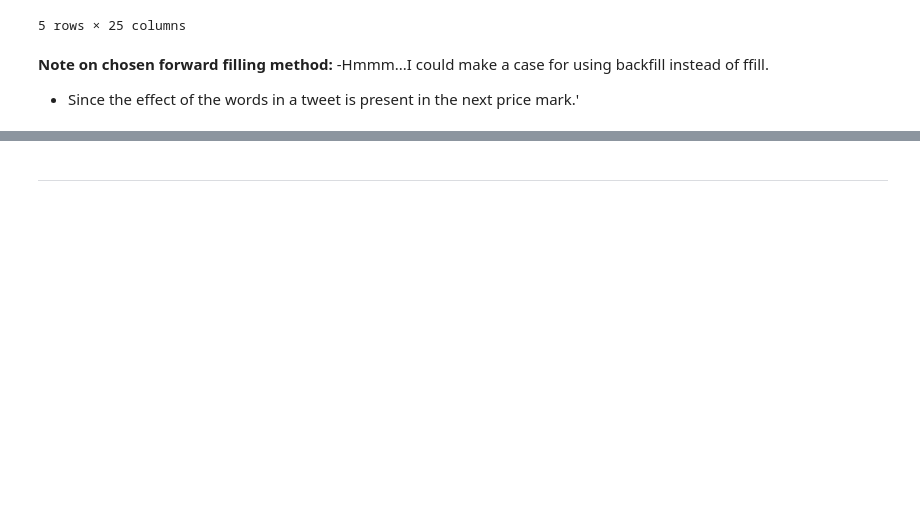
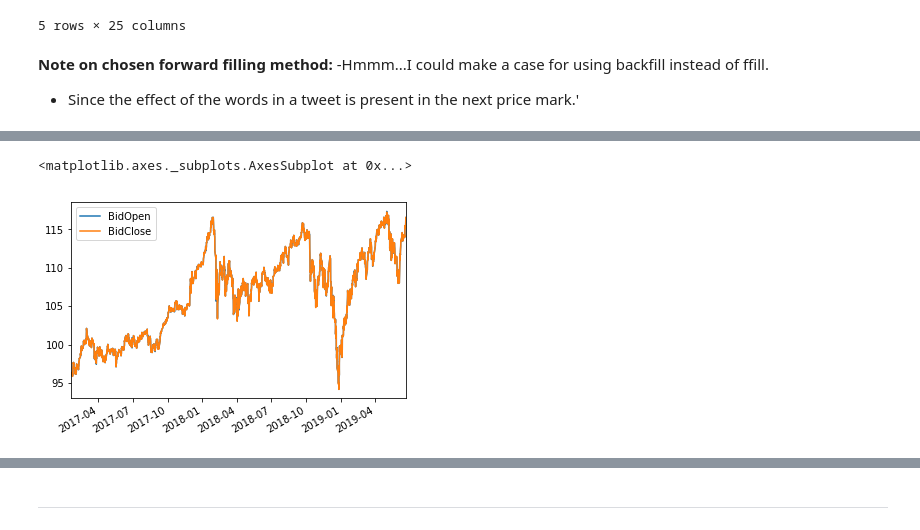
Before and after one commit to jirvingphd/dsc-5-capstone-project-online-ds-ft-021119, a Jupyter notebook: mod_5_final_project_wip.ipynb, the cells around one changed output, grey strips where cells are left out. Saved outputs shown, nothing was run; the diff lists cells and outputs as text; code cells hidden in the pictures; blank space fills up the shorter version.

```diff
--- a/mod_5_final_project_wip.ipynb
+++ b/mod_5_final_project_wip.ipynb
@@ -1736,0 +1520,5 @@ df.dropna(inplace=True)
+# %%
+new_data.plot()
+# %% [output]
+<matplotlib.axes._subplots.AxesSubplot at 0x...>
+[figure, added]
```
Also changed, not shown: parts of 117 cells of this notebook, 4 other files.
